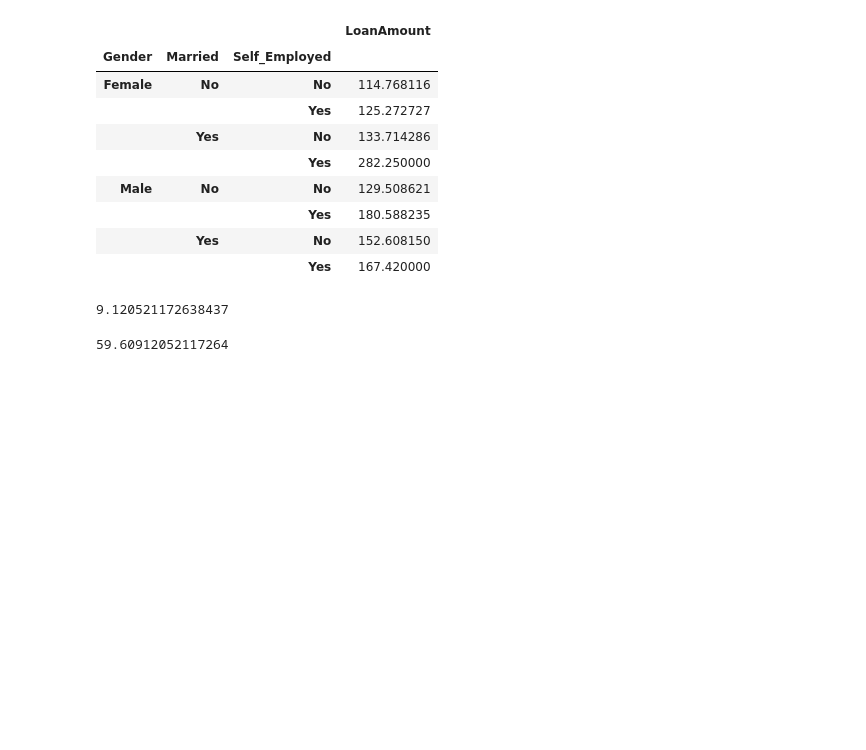
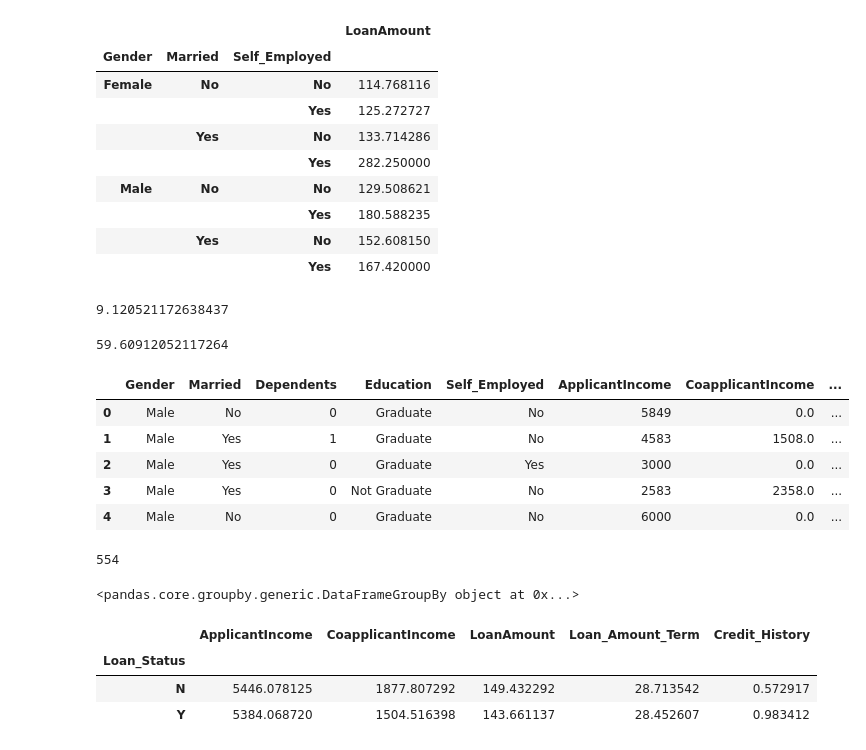
Before and after one commit to shredder47/Pandas-Examples, a Jupyter notebook: Project_Loan_Approval_Analysis.ipynb, the cells around one changed output. Drawn from its saved outputs; the diff is of its cells as text; code cells hidden in the pictures; blank space fills up the shorter version.

Commit message:
Final Project : Loan Approval Analysis by GreyAtom
Final Project : Loan Approval Analysis by GreyAtom

```diff
--- a/Project_Loan_Approval_Analysis.ipynb
+++ b/Project_Loan_Approval_Analysis.ipynb
@@ -119,3 +138,24 @@ percentage_nse = (loan_approved_nse / Loan_Status_Count) * 100
 percentage_nse
 # %% [output]
 59.60912052117264
+# %%
+# A government audit is happening real soon! So the company wants to find out those applicants with long loan amount term.
+
+# Loan_Amount_Term -> months to a year
+
+banks.Loan_Amount_Term = banks.Loan_Amount_Term.apply(lambda x : x / 12.0)
+banks.head()
+# %% [output]
+|  | Gender | Married | Dependents | Education | Self_Employed | ApplicantIncome | CoapplicantIncome | ... |
+| 0 | Male | No | 0 | Graduate | No | 5849 | 0.0 | ... |
+| 1 | Male | Yes | 1 | Graduate | No | 4583 | 1508.0 | ... |
+| 2 | Male | Yes | 0 | Graduate | Yes | 3000 | 0.0 | ... |
+| 3 | Male | Yes | 0 | Not Graduate | No | 2583 | 2358.0 | ... |
+| 4 | Male | No | 0 | Graduate | No | 6000 | 0.0 | ... |
+# %%
+# Find the number of applicants having loan amount term greater than or equal to 25 years and store them in a variable called 'big_loan_term'..
+
+big_loan_term = (banks.Loan_Amount_Term >= 25).sum()
+print(big_loan_term)
+# %% [output]
+554
@@ -121,0 +166,14 @@ percentage_nse
+# %%
+
+loan_groupby[['ApplicantIncome','Credit_History']]
+loan_groupby
+# %% [output]
+<pandas.core.groupby.generic.DataFrameGroupBy object at 0x...>
+# %%
+mean_values = loan_groupby.mean()
+mean_values
+# %% [output]
+|  | ApplicantIncome | CoapplicantIncome | LoanAmount | Loan_Amount_Term | Credit_History |
+| Loan_Status |  |  |  |  |  |
+| N | 5446.078125 | 1877.807292 | 149.432292 | 28.713542 | 0.572917 |
+| Y | 5384.068720 | 1504.516398 | 143.661137 | 28.452607 | 0.983412 |
```
Also changed, not shown: parts of 2 cells of this notebook.
